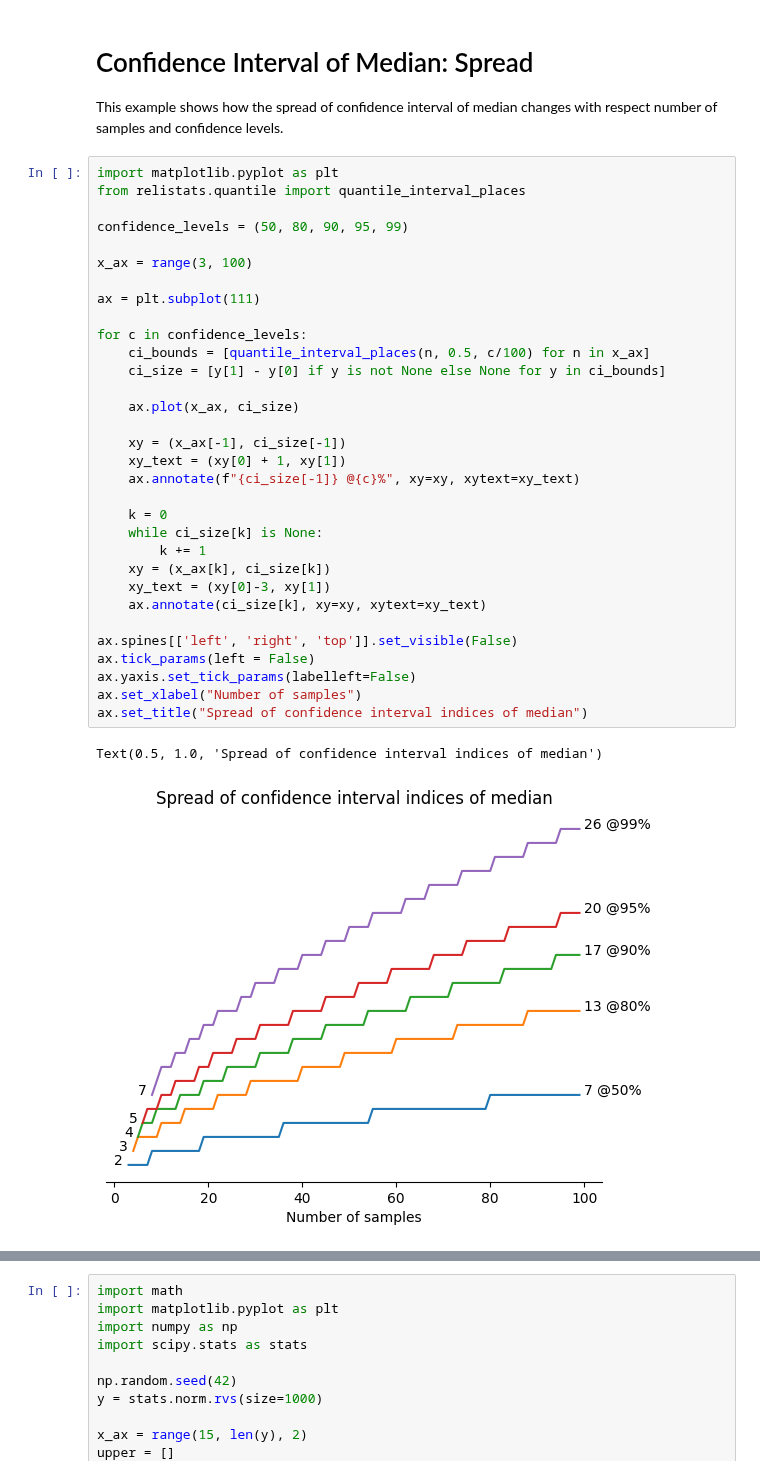
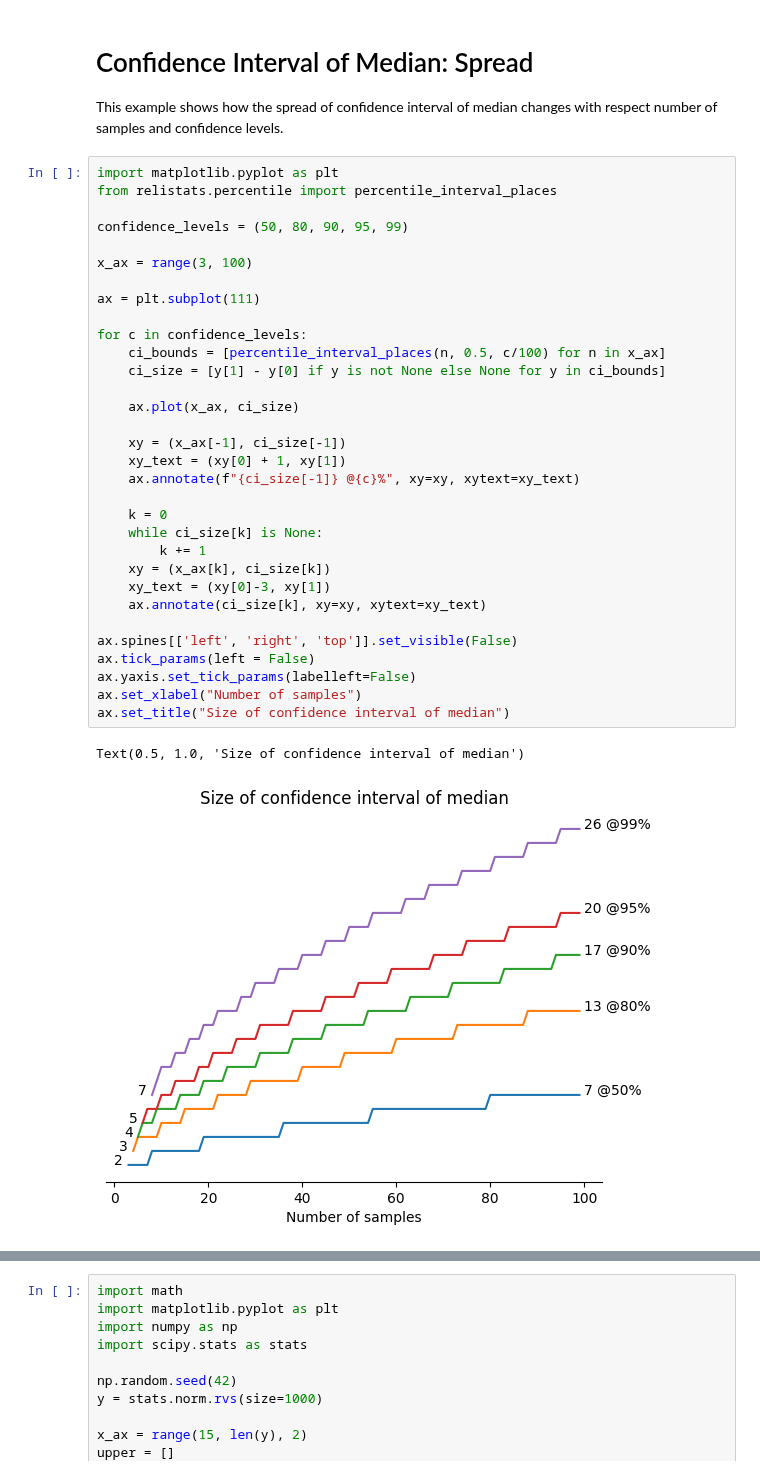
Before and after one commit to sanjaymjoshi/relistats, a Jupyter notebook: example/explore_median_confidence.ipynb, the cells around one changed output, grey strips where cells are left out. Drawn from its saved outputs; the diff is of its cells as text.

Commit message:
notebook quantile to percentile

```diff
--- a/example/explore_median_confidence.ipynb
+++ b/example/explore_median_confidence.ipynb
@@ -4,39 +4,39 @@
 This example shows how the spread of confidence interval of median changes with respect number of samples and confidence levels.
 # %%
 import matplotlib.pyplot as plt
-from relistats.quantile import quantile_interval_places
+from relistats.percentile import percentile_interval_places
 
 confidence_levels = (50, 80, 90, 95, 99)
 
 x_ax = range(3, 100)
 
 ax = plt.subplot(111)
 
 for c in confidence_levels:
-    ci_bounds = [quantile_interval_places(n, 0.5, c/100) for n in x_ax]
+    ci_bounds = [percentile_interval_places(n, 0.5, c/100) for n in x_ax]
     ci_size = [y[1] - y[0] if y is not None else None for y in ci_bounds]
 
     ax.plot(x_ax, ci_size)
 
     xy = (x_ax[-1], ci_size[-1])
     xy_text = (xy[0] + 1, xy[1])
     ax.annotate(f"{ci_size[-1]} @{c}%", xy=xy, xytext=xy_text)
 
     k = 0
     while ci_size[k] is None:
         k += 1
     xy = (x_ax[k], ci_size[k])
     xy_text = (xy[0]-3, xy[1])
     ax.annotate(ci_size[k], xy=xy, xytext=xy_text)
 
 ax.spines[['left', 'right', 'top']].set_visible(False)
 ax.tick_params(left = False)
 ax.yaxis.set_tick_params(labelleft=False)
 ax.set_xlabel("Number of samples")
-ax.set_title("Spread of confidence interval indices of median")
+ax.set_title("Size of confidence interval of median")
 # %% [output]
-Text(0.5, 1.0, 'Spread of confidence interval indices of median')
+Text(0.5, 1.0, 'Size of confidence interval of median')
-[figure, old version]
+[figure, new version]
 # %%
 import numpy as np
 import scipy.stats as stats
```
Also changed, not shown: parts of 4 cells of this notebook.
